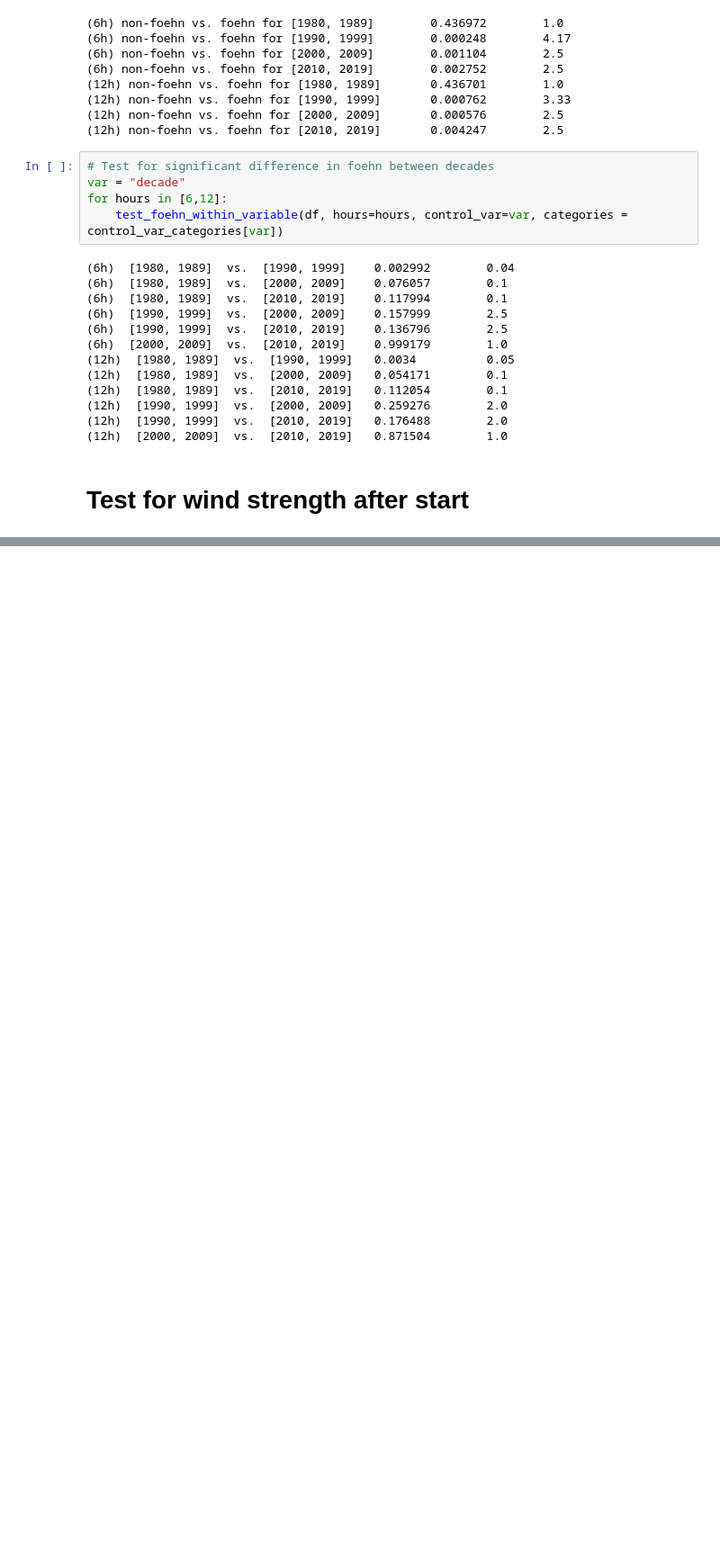
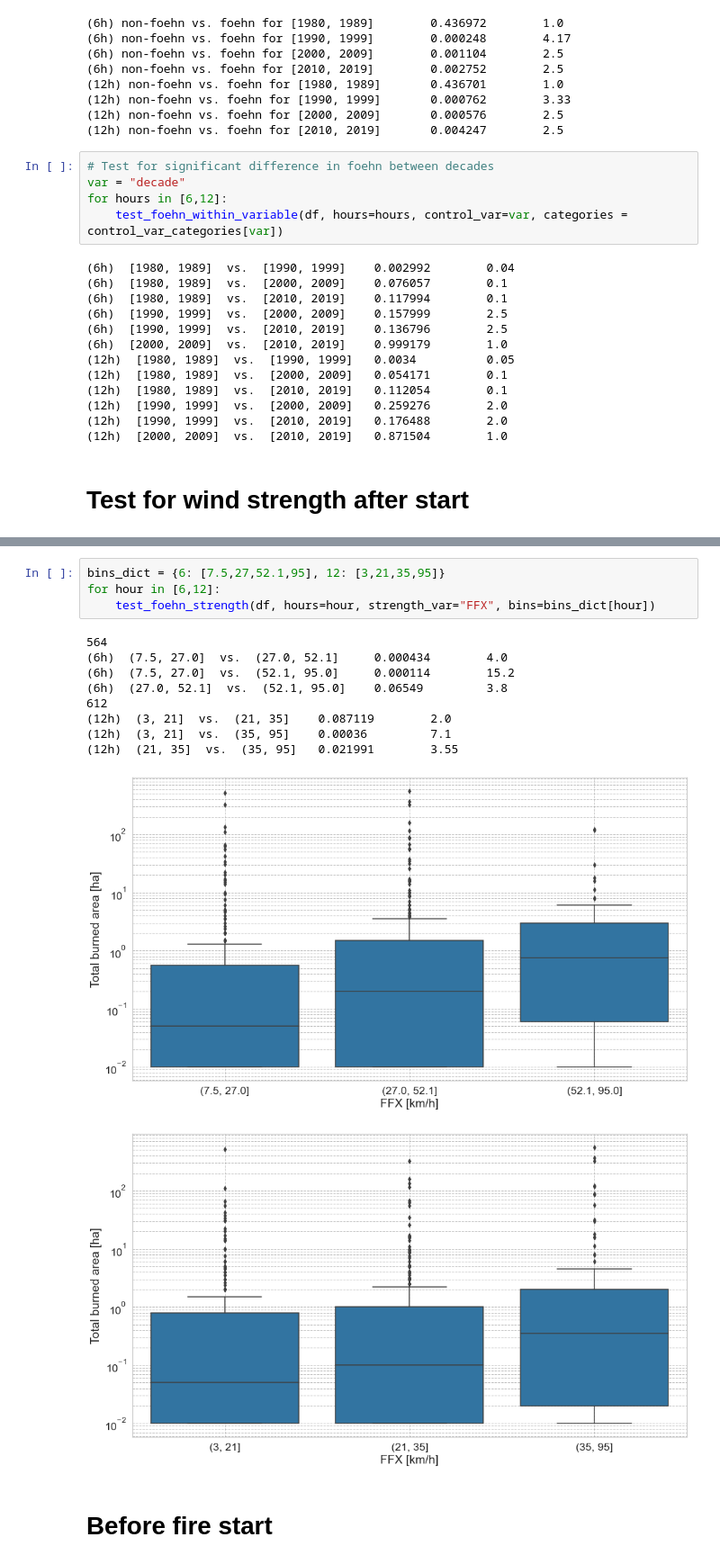
Before and after one commit to ch-mon/foehn-fire-impact, a Jupyter notebook: notebooks/data_exploration.ipynb, the cells around one changed output, grey strips where cells are left out. Shown at 90% size. Saved outputs shown, nothing was run; the diff lists cells and outputs as text; blank space fills up the shorter version.

```diff
--- a/notebooks/data_exploration.ipynb
+++ b/notebooks/data_exploration.ipynb
@@ -183,0 +151,17 @@ print(pd.Interval(bins[2], bins[3]), "\t",
+# %%
+bins_dict = {6: [7.5,27,52.1,95], 12: [3,21,35,95]}
+for hour in [6,12]:
+    test_foehn_strength(df, hours=hour, strength_var="FFX", bins=bins_dict[hour])
+# %% [output]
+564
+(6h)  (7.5, 27.0]  vs.  (27.0, 52.1]     0.000434        4.0
+(6h)  (7.5, 27.0]  vs.  (52.1, 95.0]     0.000114        15.2
+(6h)  (27.0, 52.1]  vs.  (52.1, 95.0]    0.06549         3.8
+612
+(12h)  (3, 21]  vs.  (21, 35]    0.087119        2.0
+(12h)  (3, 21]  vs.  (35, 95]    0.00036         7.1
+(12h)  (21, 35]  vs.  (35, 95]   0.021991        3.55
+[figure, added]
+[figure, added]
+# %% [markdown]
+# Before fire start
```
Also changed, not shown: parts of 10 cells of this notebook, 1 other file.
